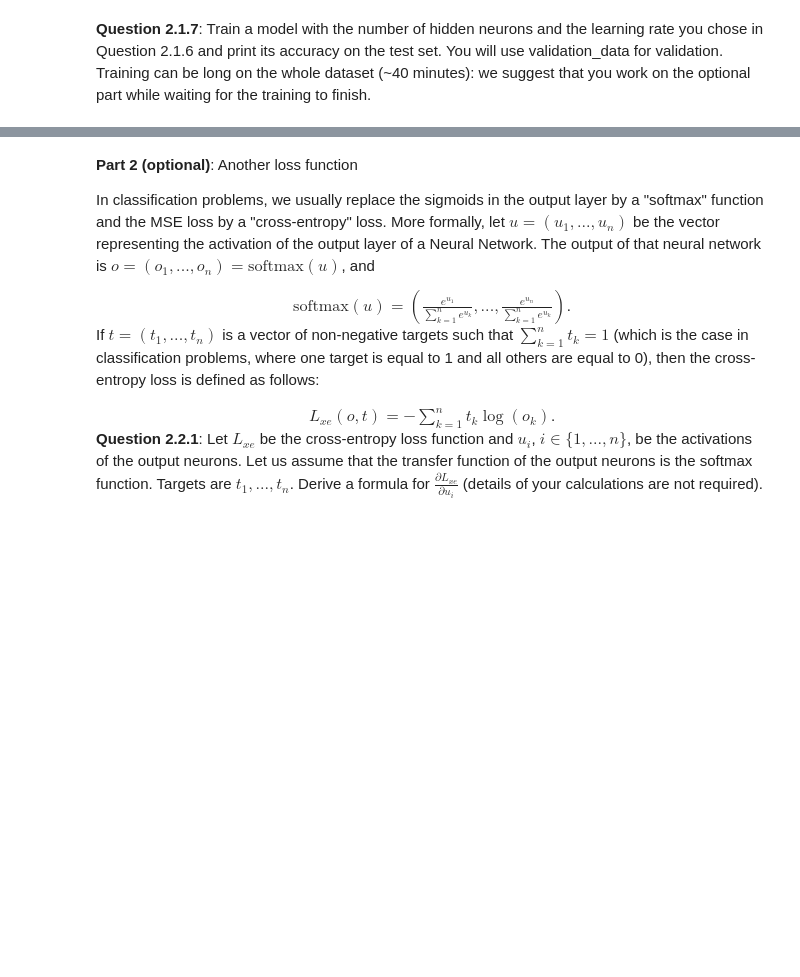
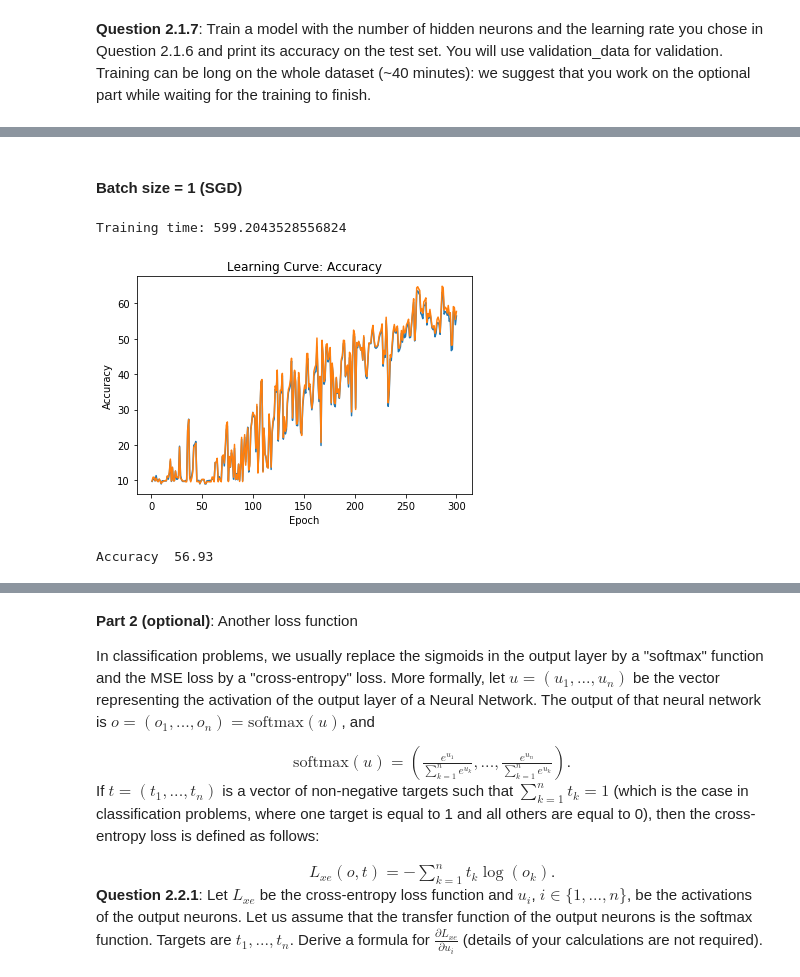
Before and after one commit to paolo-moriello/DeepLearning, a Jupyter notebook: ArtificialNeuralNetworksForHandwrittenDigitRecognition.ipynb, the cells around one changed output, grey strips where cells are left out. Cells and saved outputs as stored; diff of their text form; code cells hidden in the pictures; blank space fills up the shorter version.

Commit message:
implemented optional part and added some comments. solved a bug into the algorithm which caused an overflow in the transfer function

```diff
--- a/ArtificialNeuralNetworksForHandwrittenDigitRecognition.ipynb
+++ b/ArtificialNeuralNetworksForHandwrittenDigitRecognition.ipynb
@@ -208,17 +208,17 @@ The output is exactly the one expected as we have obtained the same value above.
 class NeuralNetwork(NeuralNetwork):
     def backpropagate(self, targets, learning_rate=5.0):
         # output error
-        self.dE_du_hidden = np.multiply(self.o_output - targets, self.transfer_df(self.u_output)*2)
+        self.dE_du_hidden = np.multiply(self.o_output - targets, self.transfer_df(self.u_output))
 
         # hidden error
         self.dE_du_output = np.multiply(self.dE_du_hidden.dot(self.W_hidden_to_output.T), self.o_hidden*(1-self.o_hidden))
         self.dE_du_output = np.delete(self.dE_du_output, -1, axis=1)
 
         # Update output weights
-        self.W_hidden_to_output -= learning_rate * np.dot(self.dE_du_hidden.T, self.o_hidden).T
+        self.W_hidden_to_output -= learning_rate * (2/len(targets))*np.dot(self.dE_du_hidden.T, self.o_hidden).T
 
         # Update input weights
-        self.W_input_to_hidden -= learning_rate * np.dot(self.dE_du_output.T, self.o_input).T
+        self.W_input_to_hidden -= learning_rate * (2/len(targets))*np.dot(self.dE_du_output.T, self.o_input).T
 # %% [markdown]
 <b>Question 1.2.4</b>: Test your implementation: create the Neural Network defined in Part 1 and see if the backpropagate() function you implemented gives the same weight updates as the ones you found by hand. Do another forward pass and see if the new output is the same as the one you obtained in Question 1.1.1.
 # %%
@@ -490,0 +585,45 @@ Accuracy  94.79
+# %%
+class NeuralNetwork(NeuralNetwork):
+    def train_minibatch(self, data, validation_data, iterations=50, learning_rate=5.0, batch_size=1, verbose=False):
+        import time
+        import random
+
+        start_time = time.time()
+        training_accuracies = []
+        validation_accuracies = []
+        errors = []
+        inputs  = data[0]
+        targets = data[1]
+        best_val_acc = 100*self.predict(validation_data)/len(validation_data[0])
+        best_i2h_W = self.W_input_to_hidden
+        best_h2o_W = self.W_hidden_to_output
+        for it in range(iterations):
+            # minibatches
+            batch = random.sample(list(zip(inputs, targets)), batch_size)
+            batch_input, batch_targets = zip(*batch)
+            self.feedforward(batch_input)
+            self.backpropagate(batch_targets, learning_rate=learning_rate)
+            error = batch_targets - self.o_output
+            error *= error
+            training_accuracies.append(100*self. predict(data)/len(data[0]))
+            validation_accuracies.append(100*self.predict(validation_data)/len(validation_data[0]))
+            if validation_accuracies[-1] > best_val_acc:
+                best_i2h_W = self.W_input_to_hidden
+                best_h2o_W = self.W_hidden_to_output
+            if verbose:
+                print("[Iteration %2d/%2d]  -Training_Accuracy:  %2.2f %%  -Validation_Accuracy: %2.2f %%  -time: %2.2f " %(it+1, iterations,
+                                                            training_accuracies[-1], validation_accuracies[-1], time.time() - start_time))
+                print("    - MSE:", np.sum(error)/len(batch_targets))
+        print("Training time:", time.time()-start_time)
+        plot_train_val(range(1, iterations+1), training_accuracies, validation_accuracies, "Accuracy")
+# %% [markdown]
+#### Batch size = 1 (SGD)
+# %%
+mnist_model = NeuralNetwork(784, 75, 10)
+mnist_model.train_minibatch(training_data, validation_data, iterations=300, learning_rate=1.0, batch_size=1)
+test_accuracy = mnist_model.predict(test_data) / 100
+print('Accuracy  %-2.2f' % test_accuracy)
+# %% [output]
+Training time: 599.2043528556824
+[figure, added]
+Accuracy  56.93
```
Also changed, not shown: parts of 24 cells of this notebook.
